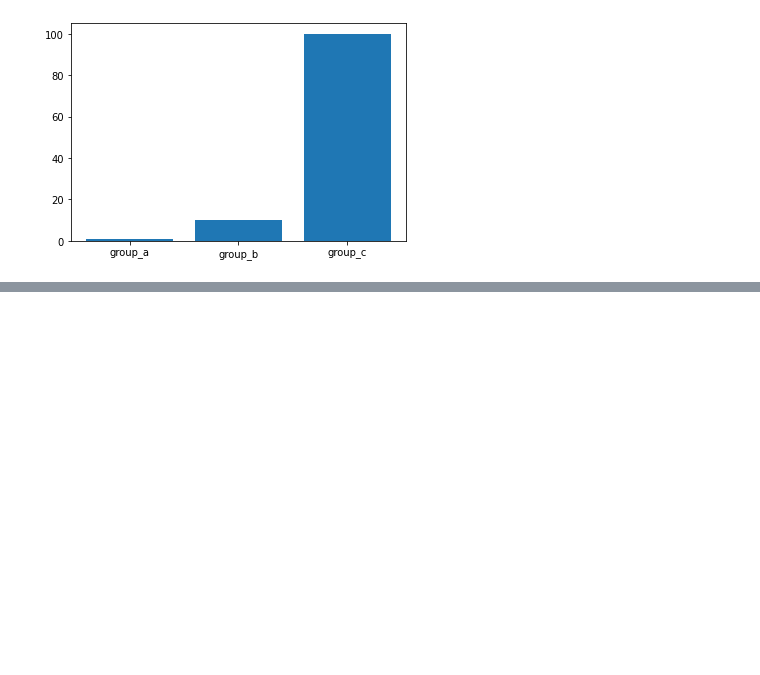
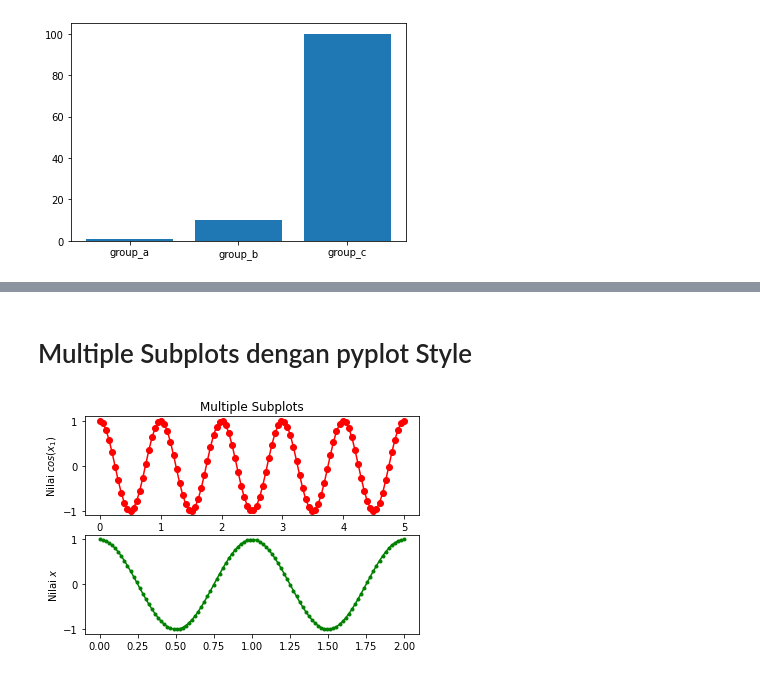
Before and after one commit to yap23/belajar_python, a Jupyter notebook: Belajar Matplotlib.ipynb, the cells around one changed output, grey strips where cells are left out. Saved outputs shown, nothing was run; the diff lists cells and outputs as text; code cells hidden in the pictures; blank space fills up the shorter version.

```diff
--- a/Belajar Matplotlib.ipynb
+++ b/Belajar Matplotlib.ipynb
@@ -268,0 +386,16 @@ plt.show()
+# %% [markdown]
+# Multiple Subplots dengan pyplot Style
+# %%
+plt.subplot(2,1,1)
+plt.plot(x1, y1, 'ro-')
+plt.title('Multiple Subplots')
+plt.ylabel('Nilai $cos(x_1)$')
+
+plt.subplot(2,1,2)
+plt.plot(x2, y2, 'g.-')
+plt.ylabel('Nilai $cos(x_2)$')
+plt.ylabel('Nilai $x$')
+
+plt.show()
+# %% [output]
+[figure, added]
```
Also changed, not shown: parts of 15 cells of this notebook.
